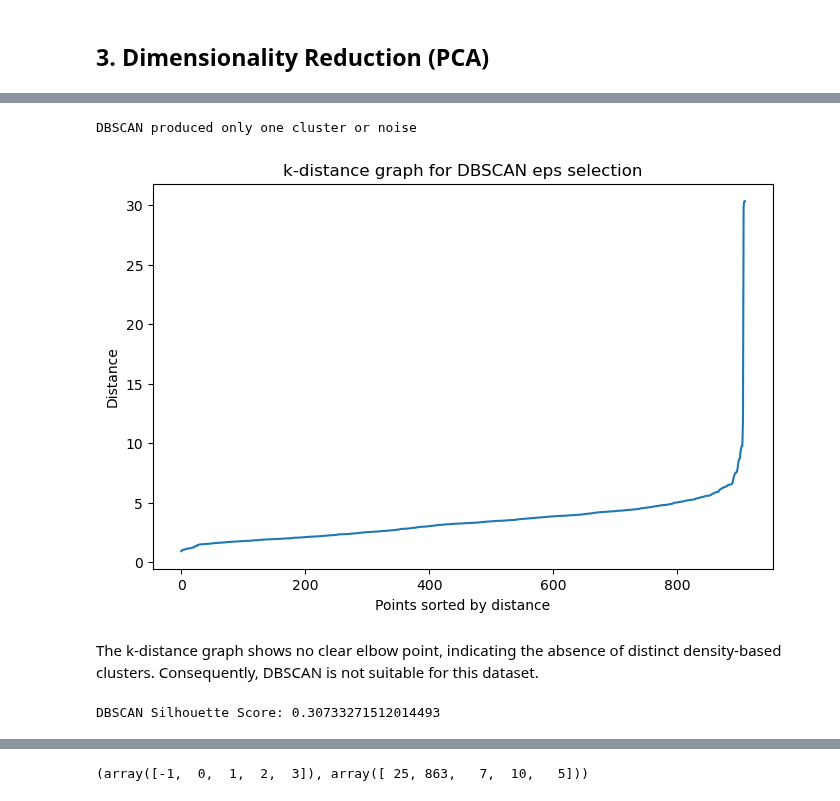
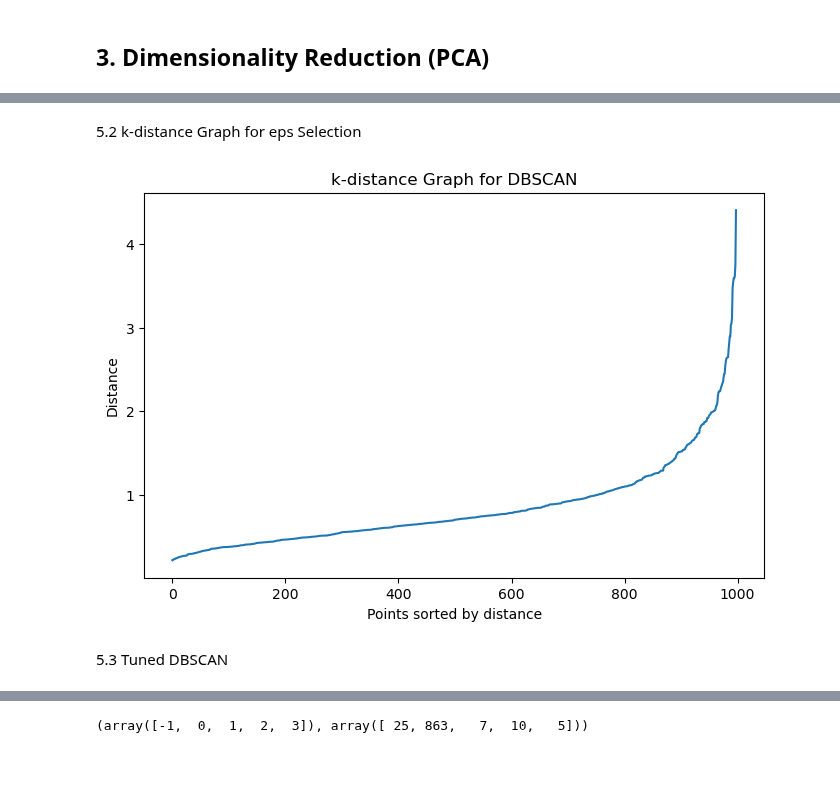
Before and after one commit to alberehap/Project-ML, a Jupyter notebook: unsupervised_models.ipynb, the cells around one changed output, grey strips where cells are left out. Cells and saved outputs as stored; diff of their text form; code cells hidden in the pictures; blank space fills up the shorter version.

```diff
--- a/unsupervised_models.ipynb
+++ b/unsupervised_models.ipynb
@@ -143,53 +124,21 @@ plt.show()
-# %%
-dbscan = DBSCAN(eps=0.8, min_samples=5)
-dbscan_labels = dbscan.fit_predict(df_pca)
-
-
-# Remove noise points (-1) for silhouette calculation
-mask = dbscan_labels != -1
-
-
-if len(set(dbscan_labels[mask])) > 1:
-  dbscan_silhouette = silhouette_score(df_pca[mask], dbscan_labels[mask])
-  print("DBSCAN Silhouette Score:", dbscan_silhouette)
-else:
-  print("DBSCAN produced only one cluster or noise")
-# %% [output]
-DBSCAN produced only one cluster or noise
-# %%
-from sklearn.neighbors import NearestNeighbors
-import numpy as np
-import matplotlib.pyplot as plt
-
-neighbors = NearestNeighbors(n_neighbors=5)
-neighbors_fit = neighbors.fit(df_pca)
-distances, indices = neighbors_fit.kneighbors(df_pca)
-
-distances = np.sort(distances[:,4])
-
-plt.figure(figsize=(8,5))
-plt.plot(distances)
-plt.title("k-distance graph for DBSCAN eps selection")
-plt.ylabel("Distance")
-plt.xlabel("Points sorted by distance")
-plt.show()
-# %% [output]
-[figure, removed]
-# %% [markdown]
-The k-distance graph shows no clear elbow point, indicating the absence of distinct density-based clusters. Consequently, DBSCAN is not suitable for this dataset.
-# %%
-dbscan = DBSCAN(eps=6, min_samples=5)
-dbscan_labels = dbscan.fit_predict(df_pca)
-
-
-# Remove noise points (-1) for silhouette calculation
-mask = dbscan_labels != -1
-
-
-if len(set(dbscan_labels[mask])) > 1:
-  dbscan_silhouette = silhouette_score(df_pca[mask], dbscan_labels[mask])
-  print("DBSCAN Silhouette Score:", dbscan_silhouette)
-else:
-  print("DBSCAN produced only one cluster or noise")
-# %% [output]
-DBSCAN Silhouette Score: 0.30733271512014493
+# %% [markdown]
+5.2 k-distance Graph for eps Selection
+# %%
+from sklearn.neighbors import NearestNeighbors
+
+
+neighbors = NearestNeighbors(n_neighbors=5)
+distances, _ = neighbors.fit(df_pca_5).kneighbors(df_pca_5)
+distances = np.sort(distances[:,4])
+
+
+plt.figure(figsize=(8,5))
+plt.plot(distances)
+plt.title("k-distance Graph for DBSCAN")
+plt.xlabel("Points sorted by distance")
+plt.ylabel("Distance")
+plt.show()
+# %% [output]
+[figure, added]
+# %% [markdown]
+5.3 Tuned DBSCAN
```
Also changed, not shown: parts of 24 cells of this notebook.
